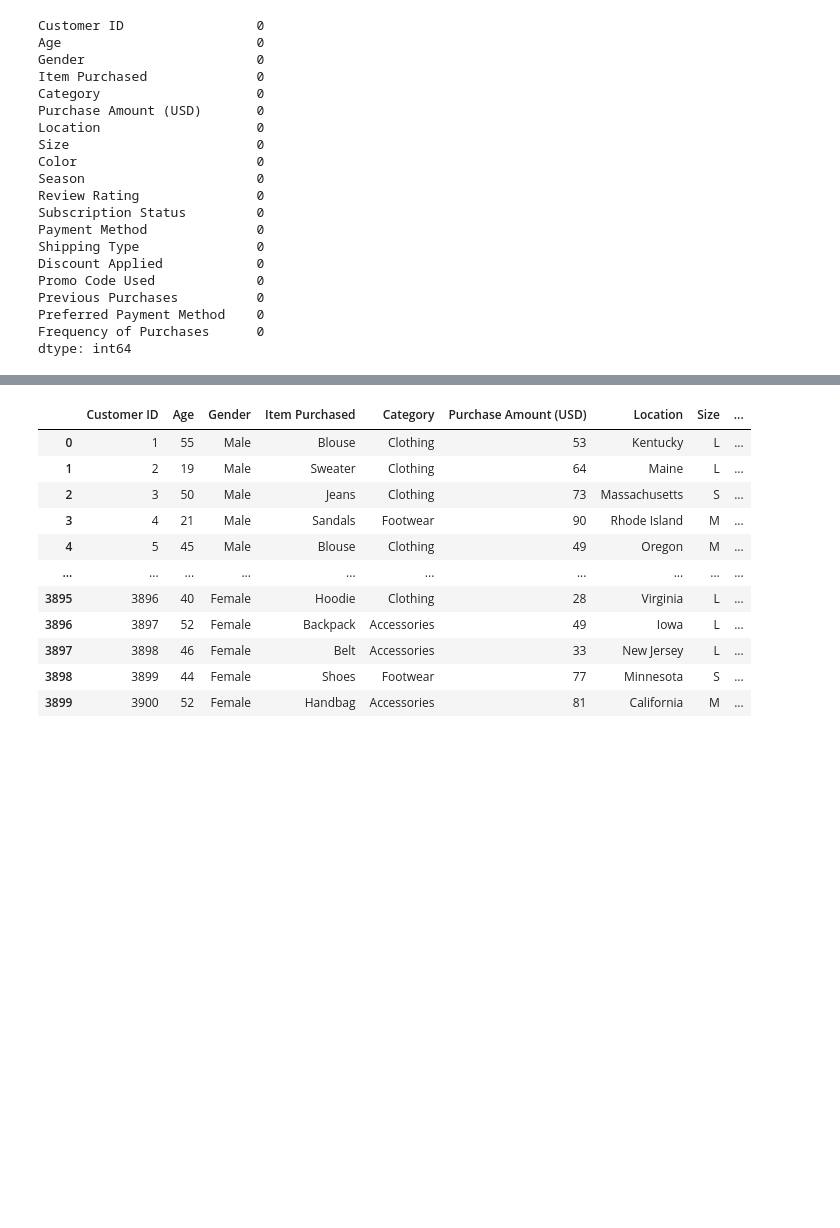
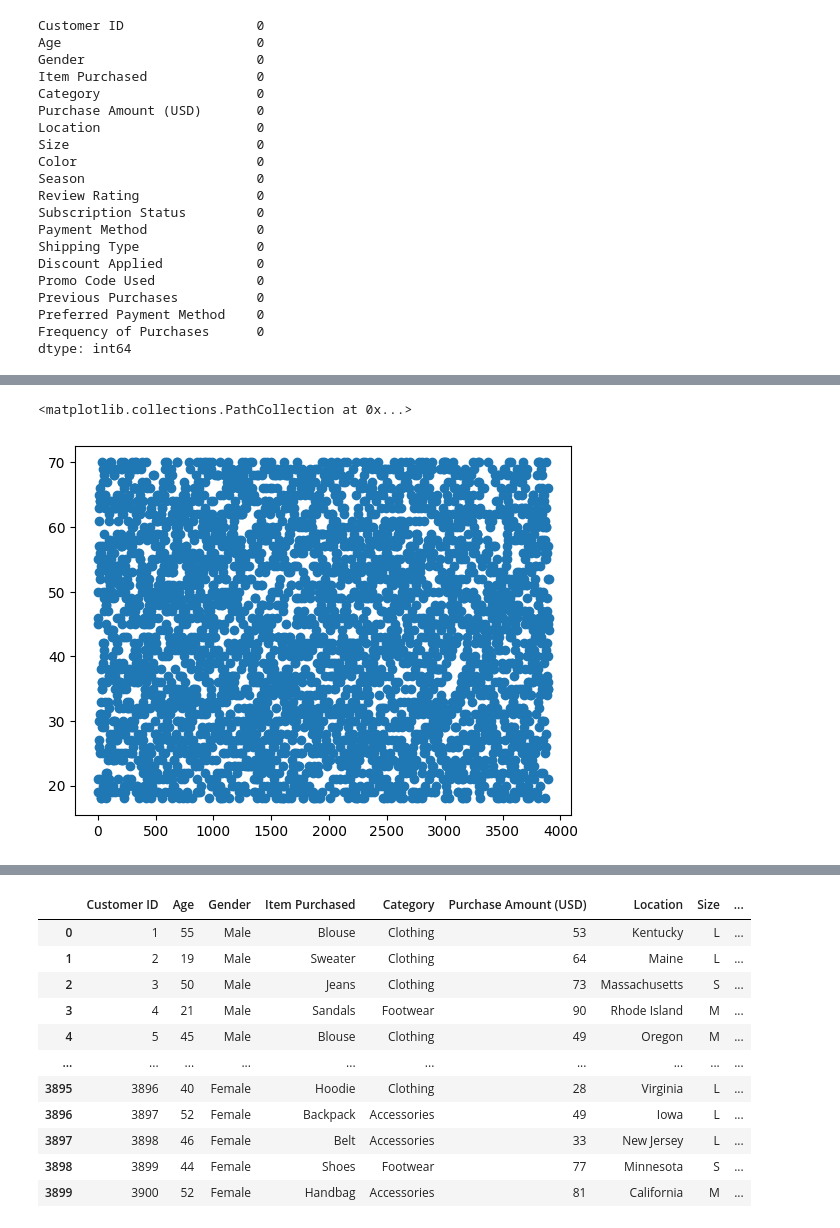
Before and after one commit to Samarth-Pawan/Data-Mining_Customer-Shopping-Trends, a Jupyter notebook: Data_Mining/data_preproc.ipynb, the cells around one changed output, grey strips where cells are left out. Cells and saved outputs as stored; diff of their text form; code cells hidden in the pictures; blank space fills up the shorter version.

```diff
--- a/Data_Mining/data_preproc.ipynb
+++ b/Data_Mining/data_preproc.ipynb
@@ -43,0 +101,18 @@ print(unique_value_counts)
+# %%
+#Removing Outliers using Z Score threshold
+data = df.copy(deep=True)
+
+
+data['Age Z_Score']=stats.zscore(data['Age']).abs()
+data['Purchase Amount (USD) Z_Score']=stats.zscore(data['Purchase Amount (USD)']).abs()
+data['Review Rating Z_Score']=stats.zscore(data['Review Rating']).abs()
+data['Previous Purchases Z_Score']=stats.zscore(data['Previous Purchases']).abs()
+
+threshold = 3;
+
+clean_data = data[data['Age Z_Score']<=threshold]
+clean_data = data[data['Purchase Amount (USD) Z_Score']<=threshold]
+clean_data = data[data['Review Rating Z_Score']<=threshold]
+clean_data = data[data['Previous Purchases Z_Score']<=threshold]
+
+clean_data.head()
@@ -43,0 +127,5 @@ print(unique_value_counts)
+# %%
+plt.scatter(clean_data['Customer ID'],clean_data['Age'])
+# %% [output]
+<matplotlib.collections.PathCollection at 0x...>
+[figure, added]
```
Also changed, not shown: parts of 20 cells of this notebook, 1 other file.
